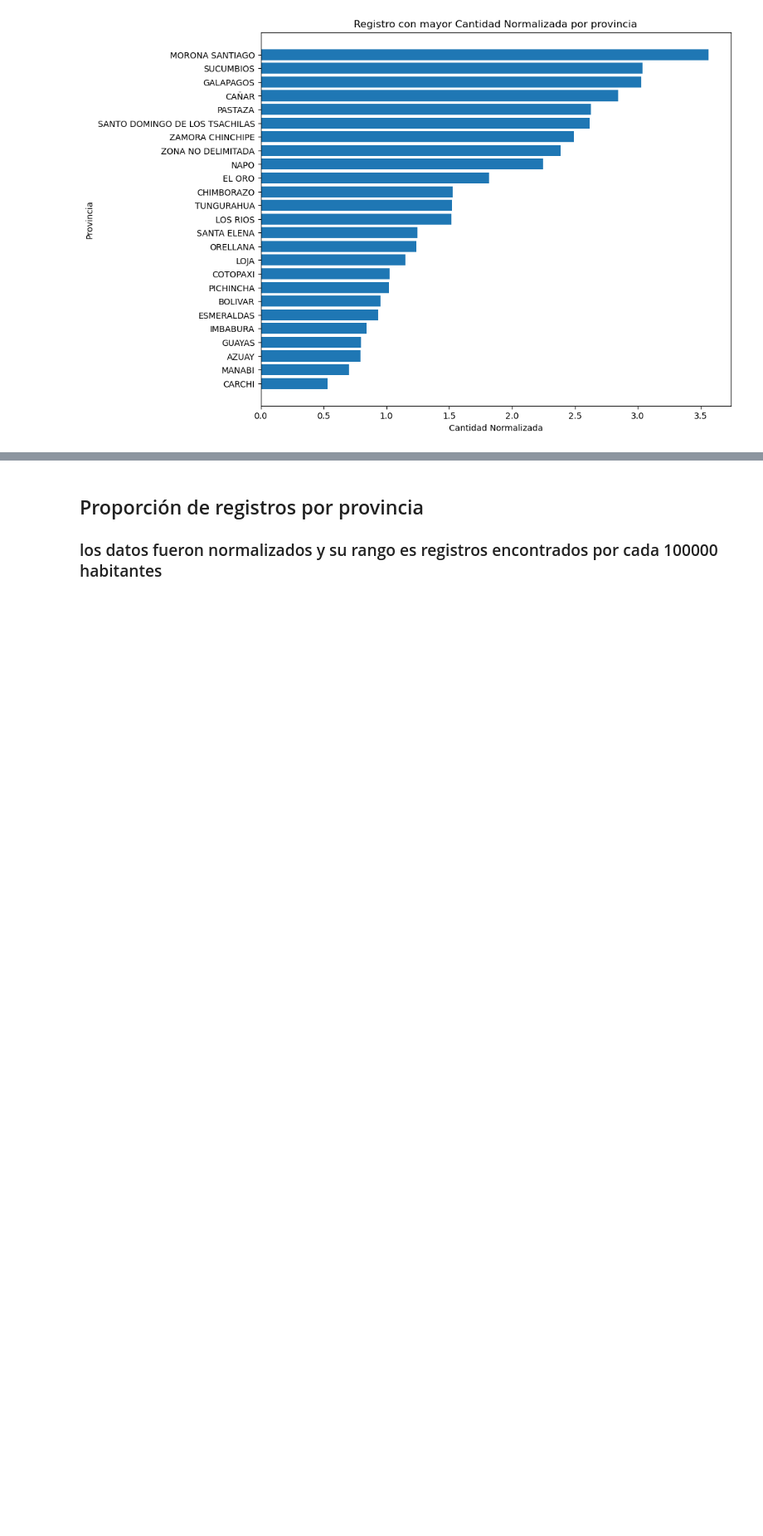
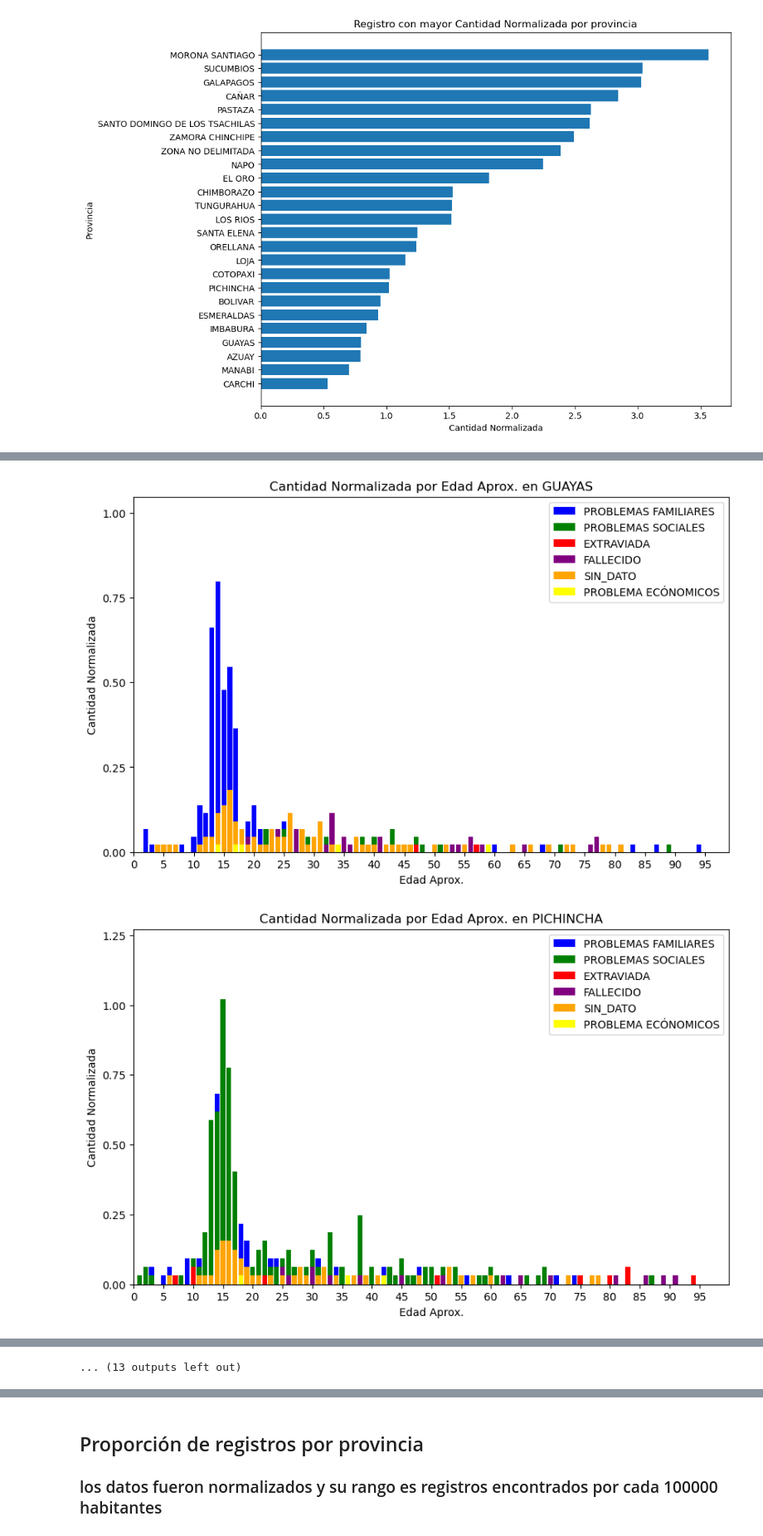
Before and after one commit to Xaviercv93/DataMinningMachineLearning, a Jupyter notebook: Proyecto_AnaliticaDescriptiva/Proyecto_AnalíticaDescriptiva_PersonasDesaparecidasEcuador.ipynb, the cells around one changed output, grey strips where cells are left out. Shown at 83% size. Drawn from its saved outputs; the diff is of its cells as text; code cells hidden in the pictures; blank space fills up the shorter version.

```diff
--- a/Proyecto_AnaliticaDescriptiva/Proyecto_AnalíticaDescriptiva_PersonasDesaparecidasEcuador.ipynb
+++ b/Proyecto_AnaliticaDescriptiva/Proyecto_AnalíticaDescriptiva_PersonasDesaparecidasEcuador.ipynb
@@ -146,7 +146,7 @@ grouped_counts['Proporcion_Poblacion'] = grouped_counts['Provincia'].map(poblaci
 #print('----------------------------------------------------------------------------------------------')
 
 #print("\nCalcula la cantidad normalizada por cada 100,000 habitantes")
-grouped_counts['Cantidad_Normalizada'] = grouped_counts['Cantidad'] / grouped_counts['Proporcion_Poblacion'] * 100000
+grouped_counts['Cantidad_Normalizada'] = (grouped_counts['Cantidad'] / grouped_counts['Proporcion_Poblacion']) * 100000
 #print(grouped_counts['Cantidad_Normalizada'])
 #print('----------------------------------------------------------------------------------------------')
 
@@ -287,0 +297,45 @@ for provincia in provincias:
+# %%
+import matplotlib.pyplot as plt
+
+# Obtener la lista de provincias únicas
+provincias = grouped_counts['Provincia'].unique()
+
+# Definir los colores para cada motivo de desaparición
+colores = {'PROBLEMAS FAMILIARES': 'blue', 'PROBLEMAS SOCIALES': 'green', 'EXTRAVIADA': 'red', 'FALLECIDO': 'purple', 'SIN_DATO': 'orange', 'PROBLEMA ECÓNOMICOS': 'yellow'}
+
+# Iterar sobre cada provincia
+for provincia in provincias:
+    # Filtrar los registros solo para la provincia actual
+    provincia_df = grouped_counts[grouped_counts['Provincia'] == provincia]
+
+    # Obtener los valores necesarios para el gráfico
+    edades = provincia_df['Edad Aprox.']
+    cantidades_normalizadas = provincia_df['Cantidad_Normalizada']
+    sexos = provincia_df['Sexo']
+    motivos = provincia_df['Motivo Desaparción']
+
+    # Configurar el gráfico de barras
+    plt.figure(figsize=(10, 6))
+    # Iterar sobre cada motivo de desaparición y dibujar las barras con su respectivo color
+    for motivo in colores.keys():
+        indices = provincia_df[provincia_df['Motivo Desaparción'] == motivo].index
+        plt.bar(edades[indices], cantidades_normalizadas[indices], color=colores[motivo], label=motivo)
+
+    plt.xlabel('Edad Aprox.')
+    plt.ylabel('Cantidad Normalizada')
+    plt.title(f'Cantidad Normalizada por Edad Aprox. en {provincia}')
+    plt.legend()
+
+    # Establecer límites y saltos en el eje y según el máximo de cada provincia
+    plt.ylim(0, max(cantidades_normalizadas) + 0.25)
+    plt.yticks([i/4 for i in range(int((max(cantidades_normalizadas) + 0.25) * 4) + 1)])
+
+    # Establecer límites y saltos en el eje x
+    plt.xlim(0, max(edades) + 5)
+    plt.xticks(range(0, max(edades) + 5, 5))
+
+    # Mostrar el gráfico para la provincia actual
+    plt.show()
+# %% [output]
+[figure, added]
+[figure, added]
@@ -288,3 +352,4 @@ for provincia in provincias:
+... (13 outputs left out)
 # %%
 # Contar cuantos registros de la columna edad hay por provincia
 conteo = datos['Provincia'].value_counts()
```
Also changed, not shown: parts of 14 cells of this notebook.
